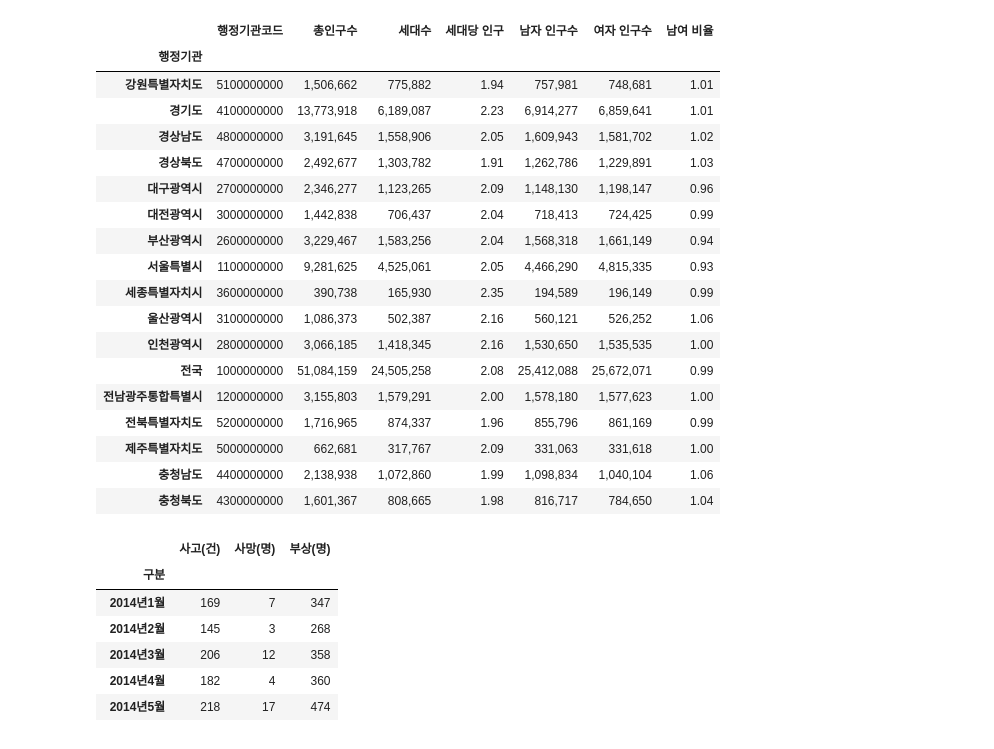
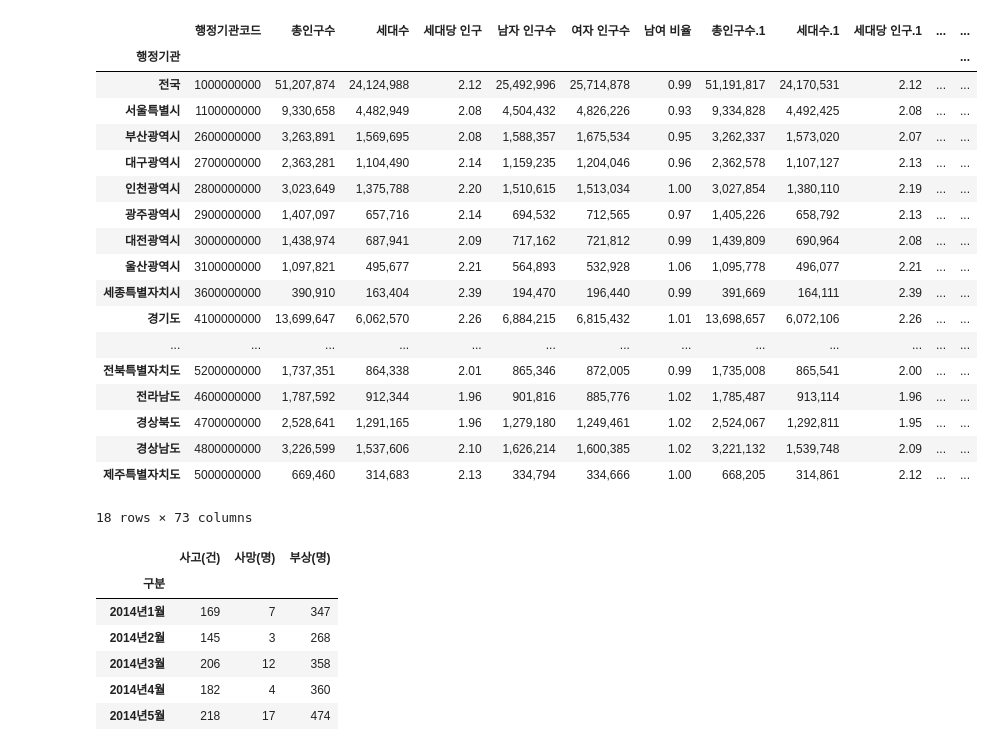
Before and after one commit to skdmscjf1-blip/aix_data_0928, a Jupyter notebook: P0929/P0929_05.ipynb, the cells around one changed output. Cells and saved outputs as stored; diff of their text form; code cells hidden in the pictures.

```diff
--- a/P0929/P0929_05.ipynb
+++ b/P0929/P0929_05.ipynb
@@ -7,26 +16,28 @@ ValueError: Index 지원번호 invalid (sheet: 0)
 # %%
 df = pd.read_excel('file/j2025.xlsx',skiprows=2,index_col='행정기관')
-df.sort_index()
+# df = pd.read_excel('file/j2025.xlsx',skiprows=2)
+# df.sort_index()
+df
 # %% [output]
-|  | 행정기관코드 | 총인구수 | 세대수 | 세대당 인구 | 남자 인구수 | 여자 인구수 | 남여 비율 |
-| 행정기관 |  |  |  |  |  |  |  |
-| 강원특별자치도 | 5100000000 | 1,506,662 | 775,882 | 1.94 | 757,981 | 748,681 | 1.01 |
-| 경기도 | 4100000000 | 13,773,918 | 6,189,087 | 2.23 | 6,914,277 | 6,859,641 | 1.01 |
-| 경상남도 | 4800000000 | 3,191,645 | 1,558,906 | 2.05 | 1,609,943 | 1,581,702 | 1.02 |
-| 경상북도 | 4700000000 | 2,492,677 | 1,303,782 | 1.91 | 1,262,786 | 1,229,891 | 1.03 |
-| 대구광역시 | 2700000000 | 2,346,277 | 1,123,265 | 2.09 | 1,148,130 | 1,198,147 | 0.96 |
-| 대전광역시 | 3000000000 | 1,442,838 | 706,437 | 2.04 | 718,413 | 724,425 | 0.99 |
-| 부산광역시 | 2600000000 | 3,229,467 | 1,583,256 | 2.04 | 1,568,318 | 1,661,149 | 0.94 |
-| 서울특별시 | 1100000000 | 9,281,625 | 4,525,061 | 2.05 | 4,466,290 | 4,815,335 | 0.93 |
-| 세종특별자치시 | 3600000000 | 390,738 | 165,930 | 2.35 | 194,589 | 196,149 | 0.99 |
-| 울산광역시 | 3100000000 | 1,086,373 | 502,387 | 2.16 | 560,121 | 526,252 | 1.06 |
-| 인천광역시 | 2800000000 | 3,066,185 | 1,418,345 | 2.16 | 1,530,650 | 1,535,535 | 1.00 |
-| 전국 | 1000000000 | 51,084,159 | 24,505,258 | 2.08 | 25,412,088 | 25,672,071 | 0.99 |
-| 전남광주통합특별시 | 1200000000 | 3,155,803 | 1,579,291 | 2.00 | 1,578,180 | 1,577,623 | 1.00 |
-| 전북특별자치도 | 5200000000 | 1,716,965 | 874,337 | 1.96 | 855,796 | 861,169 | 0.99 |
-| 제주특별자치도 | 5000000000 | 662,681 | 317,767 | 2.09 | 331,063 | 331,618 | 1.00 |
-| 충청남도 | 4400000000 | 2,138,938 | 1,072,860 | 1.99 | 1,098,834 | 1,040,104 | 1.06 |
-| 충청북도 | 4300000000 | 1,601,367 | 808,665 | 1.98 | 816,717 | 784,650 | 1.04 |
+|  | 행정기관코드 | 총인구수 | 세대수 | 세대당 인구 | 남자 인구수 | 여자 인구수 | 남여 비율 | 총인구수.1 | 세대수.1 | 세대당 인구.1 | ... | ... |
+| 행정기관 |  |  |  |  |  |  |  |  |  |  |  | ... |
+| 전국 | 1000000000 | 51,207,874 | 24,124,988 | 2.12 | 25,492,996 | 25,714,878 | 0.99 | 51,191,817 | 24,170,531 | 2.12 | ... | ... |
+| 서울특별시 | 1100000000 | 9,330,658 | 4,482,949 | 2.08 | 4,504,432 | 4,826,226 | 0.93 | 9,334,828 | 4,492,425 | 2.08 | ... | ... |
+| 부산광역시 | 2600000000 | 3,263,891 | 1,569,695 | 2.08 | 1,588,357 | 1,675,534 | 0.95 | 3,262,337 | 1,573,020 | 2.07 | ... | ... |
+| 대구광역시 | 2700000000 | 2,363,281 | 1,104,490 | 2.14 | 1,159,235 | 1,204,046 | 0.96 | 2,362,578 | 1,107,127 | 2.13 | ... | ... |
+| 인천광역시 | 2800000000 | 3,023,649 | 1,375,788 | 2.20 | 1,510,615 | 1,513,034 | 1.00 | 3,027,854 | 1,380,110 | 2.19 | ... | ... |
+| 광주광역시 | 2900000000 | 1,407,097 | 657,716 | 2.14 | 694,532 | 712,565 | 0.97 | 1,405,226 | 658,792 | 2.13 | ... | ... |
+| 대전광역시 | 3000000000 | 1,438,974 | 687,941 | 2.09 | 717,162 | 721,812 | 0.99 | 1,439,809 | 690,964 | 2.08 | ... | ... |
+| 울산광역시 | 3100000000 | 1,097,821 | 495,677 | 2.21 | 564,893 | 532,928 | 1.06 | 1,095,778 | 496,077 | 2.21 | ... | ... |
+| 세종특별자치시 | 3600000000 | 390,910 | 163,404 | 2.39 | 194,470 | 196,440 | 0.99 | 391,669 | 164,111 | 2.39 | ... | ... |
+| 경기도 | 4100000000 | 13,699,647 | 6,062,570 | 2.26 | 6,884,215 | 6,815,432 | 1.01 | 13,698,657 | 6,072,106 | 2.26 | ... | ... |
+| ... | ... | ... | ... | ... | ... | ... | ... | ... | ... | ... | ... | ... |
+| 전북특별자치도 | 5200000000 | 1,737,351 | 864,338 | 2.01 | 865,346 | 872,005 | 0.99 | 1,735,008 | 865,541 | 2.00 | ... | ... |
+| 전라남도 | 4600000000 | 1,787,592 | 912,344 | 1.96 | 901,816 | 885,776 | 1.02 | 1,785,487 | 913,114 | 1.96 | ... | ... |
+| 경상북도 | 4700000000 | 2,528,641 | 1,291,165 | 1.96 | 1,279,180 | 1,249,461 | 1.02 | 2,524,067 | 1,292,811 | 1.95 | ... | ... |
+| 경상남도 | 4800000000 | 3,226,599 | 1,537,606 | 2.10 | 1,626,214 | 1,600,385 | 1.02 | 3,221,132 | 1,539,748 | 2.09 | ... | ... |
+| 제주특별자치도 | 5000000000 | 669,460 | 314,683 | 2.13 | 334,794 | 334,666 | 1.00 | 668,205 | 314,861 | 2.12 | ... | ... |
+18 rows × 73 columns
 # %%
 #DataFrame 합치기 : concat , usecols : 컬럼선택해서 가져오기
 # skiprows : 상단부분 제외후 가져오기
```
Also changed, not shown: parts of 1 cell of this notebook, 11 other files.
